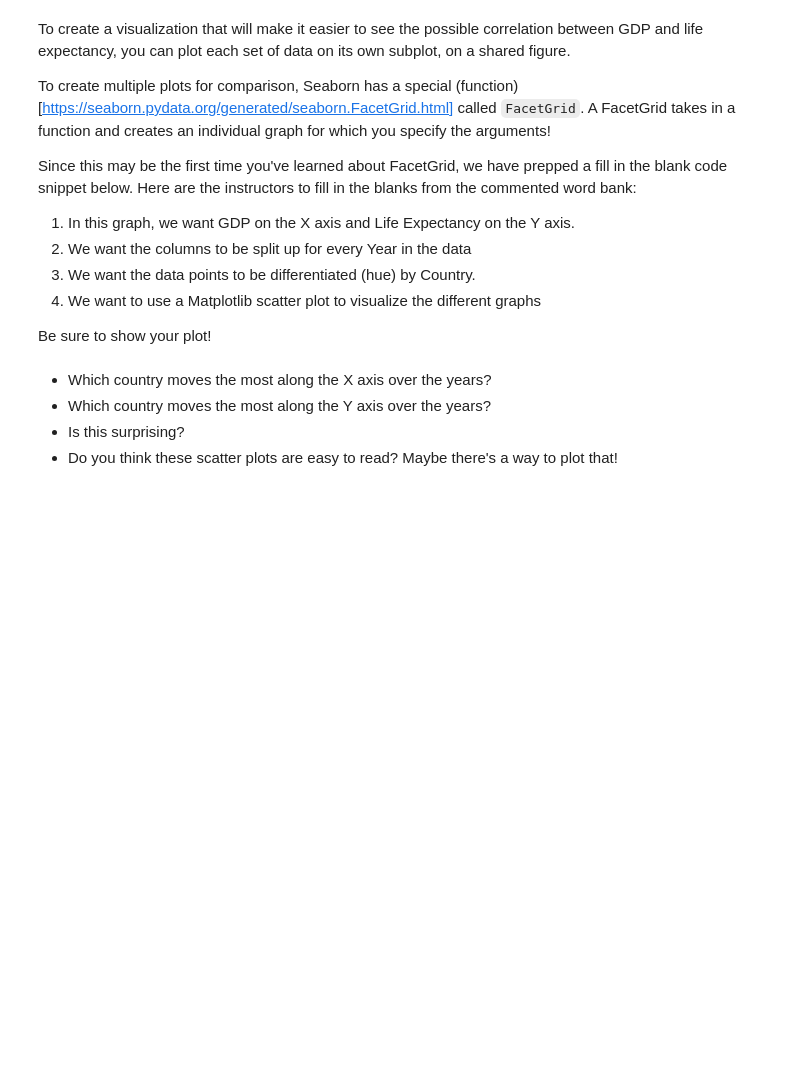
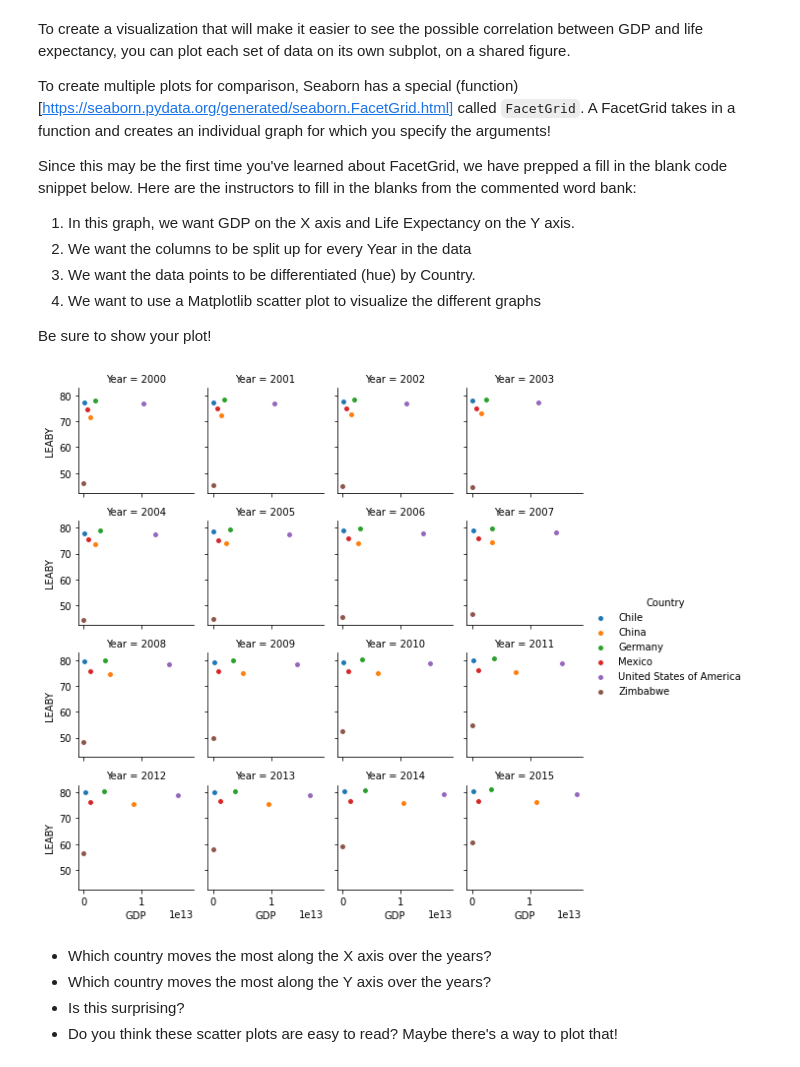
Before and after one commit to rickysoo/life_expectancy_gdp, a Jupyter notebook: life_expectancy_gdp.ipynb, the cells around one changed output. Cells and saved outputs as stored; diff of their text form; code cells hidden in the pictures; blank space fills up the shorter version.

```diff
--- a/life_expectancy_gdp.ipynb
+++ b/life_expectancy_gdp.ipynb
@@ -246,28 +246,12 @@ Here are the instructors to fill in the blanks from the commented word bank:
 
 
 Be sure to show your plot!
-# %%
-from matplotlib import pyplot as plt
-import pandas as pd
-import seaborn as sns
-
-df = pd.read_csv('all_data.csv')
-df.head()
-df.rename(columns = {'Life expectancy at birth (years)': 'LEABY'}, inplace = True)
 # %%
-# WORDBANK:
-# "Year"
-# "Country"
-# "GDP"
-# "LEABY"
-# plt.scatter
-
-
-
-# Uncomment the code below and fill in the blanks
-# g = sns.FacetGrid(df, col='LEABY', hue='Country', col_wrap=4, height=2)
-g = sns.FacetGrid(df, col='LEABY', hue='Country')
-# g = (g.map(plt.scatter, df['LEABY'], df['Country'], edgecolor="w").add_legend())
+g = sns.FacetGrid(df, col = 'Year', hue = 'Country', col_wrap = 4, height = 2)
+g = (g.map(plt.scatter, 'GDP', 'LEABY', edgecolor = "w").add_legend())
+plt.show()
+# %% [output]
+[figure, added]
 # %% [markdown]
 + Which country moves the most along the X axis over the years?
 + Which country moves the most along the Y axis over the years?
```
Also changed, not shown: parts of 4 cells of this notebook.
